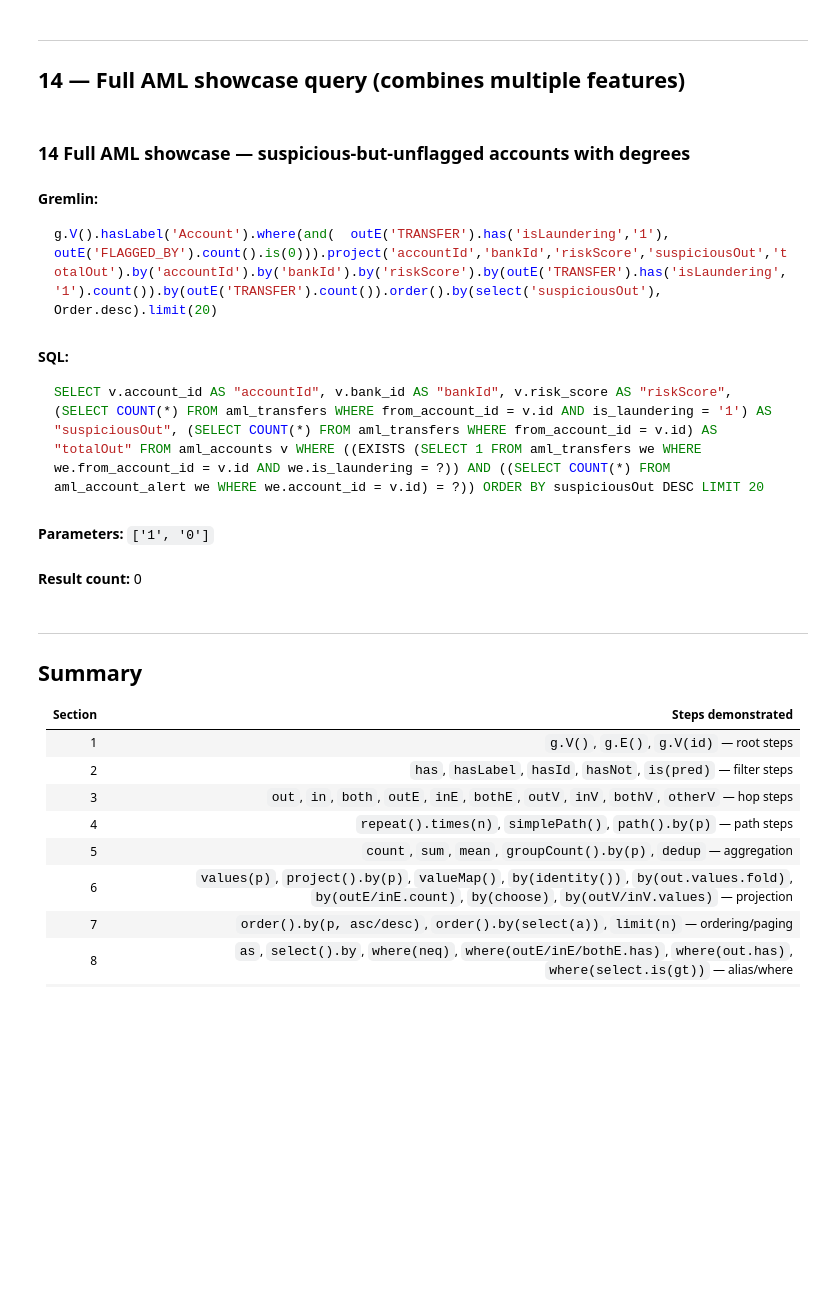
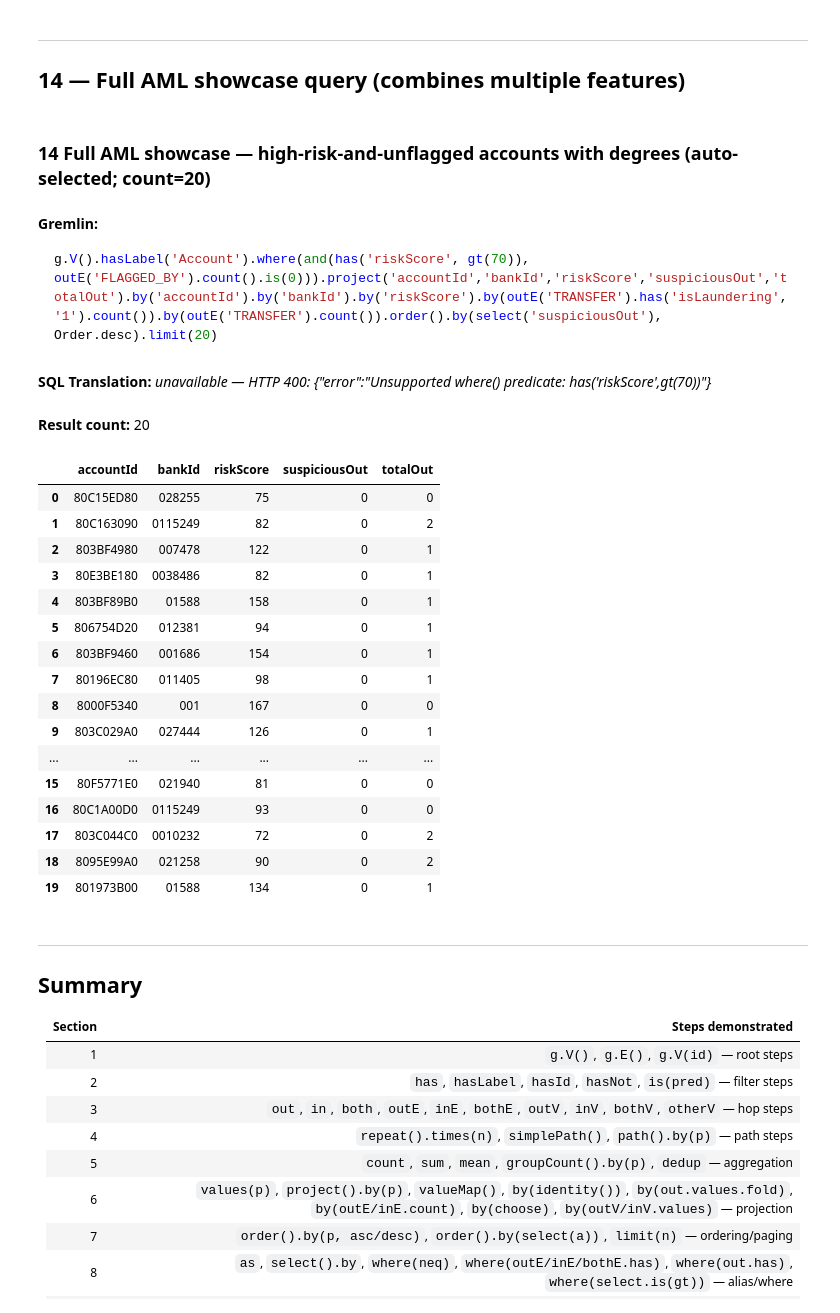
Before and after one commit to vaijosh/graph-query-engine, a Jupyter notebook: iceberg_sql_capability_showcase.ipynb, the cells around one changed output. Saved outputs shown, nothing was run; the diff lists cells and outputs as text; code cells hidden in the pictures; blank space fills up the shorter version.

````diff
--- a/iceberg_sql_capability_showcase.ipynb
+++ b/iceberg_sql_capability_showcase.ipynb
@@ -104,6 +104,24 @@ def show(gremlin: str, title: str = "", limit: int = 10):
                 print(f"{i}. {v}")
 
 
+def pick_first_non_empty(candidates: list[tuple[str, str]]) -> tuple[str, str, int]:
+    """Return the first candidate query with resultCount > 0 (best-effort)."""
+    for label, gremlin in candidates:
+        res = run(gremlin)
+        if "error" in res:
+            continue
+        rows = res.get("results", [])
+        count = int(res.get("resultCount", len(rows)))
+        if count > 0:
+            return label, gremlin, count
+
+    label, gremlin = candidates[0]
+    res = run(gremlin)
+    rows = res.get("results", []) if isinstance(res, dict) and "error" not in res else []
+    count = int(res.get("resultCount", len(rows))) if isinstance(res, dict) and "error" not in res else 0
+    return label, gremlin, count
+
+
 print("BASE_URL :", BASE_URL)
 print("MAPPING  :", MAPPING_PATH)
 # %% [output]
@@ -1456,37 +1483,59 @@ SELECT v.id AS "graphId", v.account_id AS "accountId", v.bank_id AS "bankId" FRO
 ---
 ## 14 — Full AML showcase query (combines multiple features)
 # %%
-show(
-    (
+q14_predicate_candidates = [
+    ("suspicious-but-unflagged", "and(outE('TRANSFER').has('isLaundering','1'), outE('FLAGGED_BY').count().is(0))"),
+    ("high-risk-and-unflagged", "and(has('riskScore', gt(70)), outE('FLAGGED_BY').count().is(0))"),
+    ("active-and-unflagged", "and(outE('TRANSFER').count().is(gt(0)), outE('FLAGGED_BY').count().is(0))"),
+]
+
+q14_candidates = []
+for label, predicate in q14_predicate_candidates:
+    gremlin = (
         "g.V().hasLabel('Account')"
-        ".where(and("
-        "  outE('TRANSFER').has('isLaundering','1'),"
-        "  outE('FLAGGED_BY').count().is(0)"
-        "))"
+        f".where({predicate})"
         ".project('accountId','bankId','riskScore','suspiciousOut','totalOut')"
         ".by('accountId')"
         ".by('bankId')"
         ".by('riskScore')"
         ".by(outE('TRANSFER').has('isLaundering','1').count())"
         ".by(outE('TRANSFER').count())"
         ".order().by(select('suspiciousOut'), Order.desc)"
         ".limit(20)"
-    ),
-    title="14  Full AML showcase — suspicious-but-unflagged accounts with degrees",
+    )
+    q14_candidates.append((label, gremlin))
+
+q14_label, q14_query, q14_count = pick_first_non_empty(q14_candidates)
+show(
+    q14_query,
+    title=f"14  Full AML showcase — {q14_label} accounts with degrees (auto-selected; count={q14_count})",
     limit=20,
 )
 # %% [output]
-### 14  Full AML showcase — suspicious-but-unflagged accounts with degrees
+### 14  Full AML showcase — high-risk-and-unflagged accounts with degrees (auto-selected; count=20)
 **Gremlin:**
 ```groovy
-g.V().hasLabel('Account').where(and(  outE('TRANSFER').has('isLaundering','1'),  outE('FLAGGED_BY').count().is(0))).project('accountId','bankId','riskScore','suspiciousOut','totalOut').by('accountId').by('bankId').by('riskScore').by(outE('TRANSFER').has('isLaundering','1').count()).by(outE('TRANSFER').count()).order().by(select('suspiciousOut'), Order.desc).limit(20)
+g.V().hasLabel('Account').where(and(has('riskScore', gt(70)), outE('FLAGGED_BY').count().is(0))).project('accountId','bankId','riskScore','suspiciousOut','totalOut').by('accountId').by('bankId').by('riskScore').by(outE('TRANSFER').has('isLaundering','1').count()).by(outE('TRANSFER').count()).order().by(select('suspiciousOut'), Order.desc).limit(20)
 ```
-**SQL:**
-```sql
-SELECT v.account_id AS "accountId", v.bank_id AS "bankId", v.risk_score AS "riskScore", (SELECT COUNT(*) FROM aml_transfers WHERE from_account_id = v.id AND is_laundering = '1') AS "suspiciousOut", (SELECT COUNT(*) FROM aml_transfers WHERE from_account_id = v.id) AS "totalOut" FROM aml_accounts v WHERE ((EXISTS (SELECT 1 FROM aml_transfers we WHERE we.from_account_id = v.id AND we.is_laundering = ?)) AND ((SELECT COUNT(*) FROM aml_account_alert we WHERE we.account_id = v.id) = ?)) ORDER BY suspiciousOut DESC LIMIT 20
-```
+**SQL Translation:** *unavailable — HTTP 400: {"error":"Unsupported where() predicate: has('riskScore',gt(70))"}*
-**Parameters:** `['1', '0']`
+**Result count:** 20
-**Result count:** 0
+|  | accountId | bankId | riskScore | suspiciousOut | totalOut |
+| 0 | 80C15ED80 | 028255 | 75 | 0 | 0 |
+| 1 | 80C163090 | 0115249 | 82 | 0 | 2 |
+| 2 | 803BF4980 | 007478 | 122 | 0 | 1 |
+| 3 | 80E3BE180 | 0038486 | 82 | 0 | 1 |
+| 4 | 803BF89B0 | 01588 | 158 | 0 | 1 |
+| 5 | 806754D20 | 012381 | 94 | 0 | 1 |
+| 6 | 803BF9460 | 001686 | 154 | 0 | 1 |
+| 7 | 80196EC80 | 011405 | 98 | 0 | 1 |
+| 8 | 8000F5340 | 001 | 167 | 0 | 0 |
+| 9 | 803C029A0 | 027444 | 126 | 0 | 1 |
+| ... | ... | ... | ... | ... | ... |
+| 15 | 80F5771E0 | 021940 | 81 | 0 | 0 |
+| 16 | 80C1A00D0 | 0115249 | 93 | 0 | 0 |
+| 17 | 803C044C0 | 0010232 | 72 | 0 | 2 |
+| 18 | 8095E99A0 | 021258 | 90 | 0 | 2 |
+| 19 | 801973B00 | 01588 | 134 | 0 | 1 |
 # %% [markdown]
 ---
 
````
Also changed, not shown: parts of 4 cells of this notebook, 7 other files.
